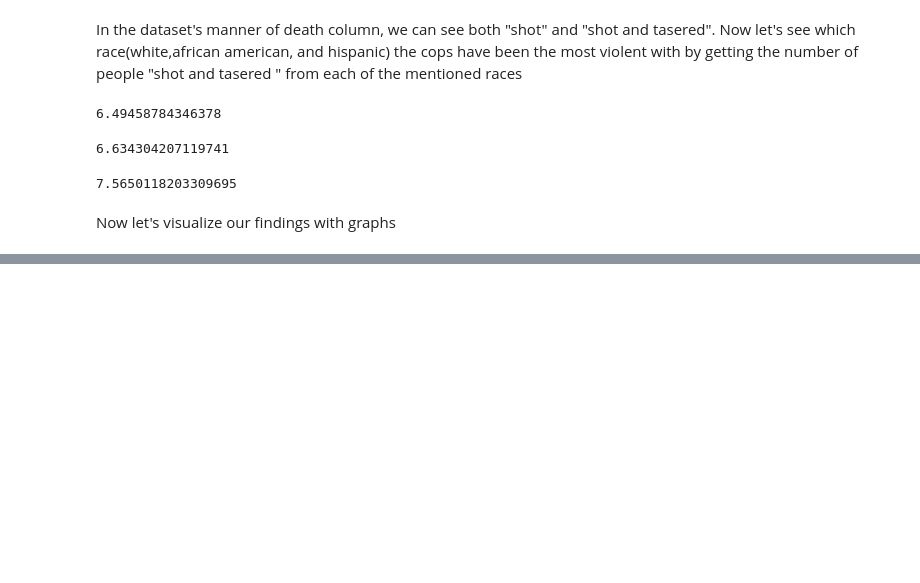
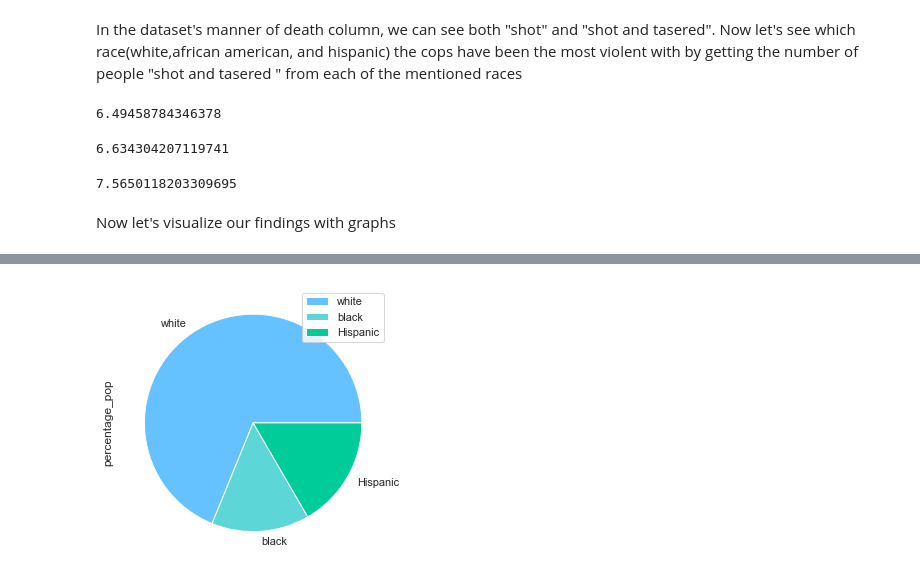
Before and after one commit to noirvin/DS11, a Jupyter notebook: Data Analysis on Fatal Police Shootings .ipynb, the cells around one changed output, grey strips where cells are left out. Saved outputs shown, nothing was run; the diff lists cells and outputs as text; code cells hidden in the pictures; blank space fills up the shorter version.

```diff
--- a/Data Analysis on Fatal Police Shootings .ipynb
+++ b/Data Analysis on Fatal Police Shootings .ipynb
@@ -126,0 +139,4 @@ percentage_shot_array=[percentage_w_poeple_shot,percentage_b_poeple_shot,percent
+# %%
+plot = demographics_us_pop.plot.pie(x= 'races',y='percentage_pop', figsize=(5, 5))
+# %% [output]
+[figure, added]
```
Also changed, not shown: parts of 7 cells of this notebook.
